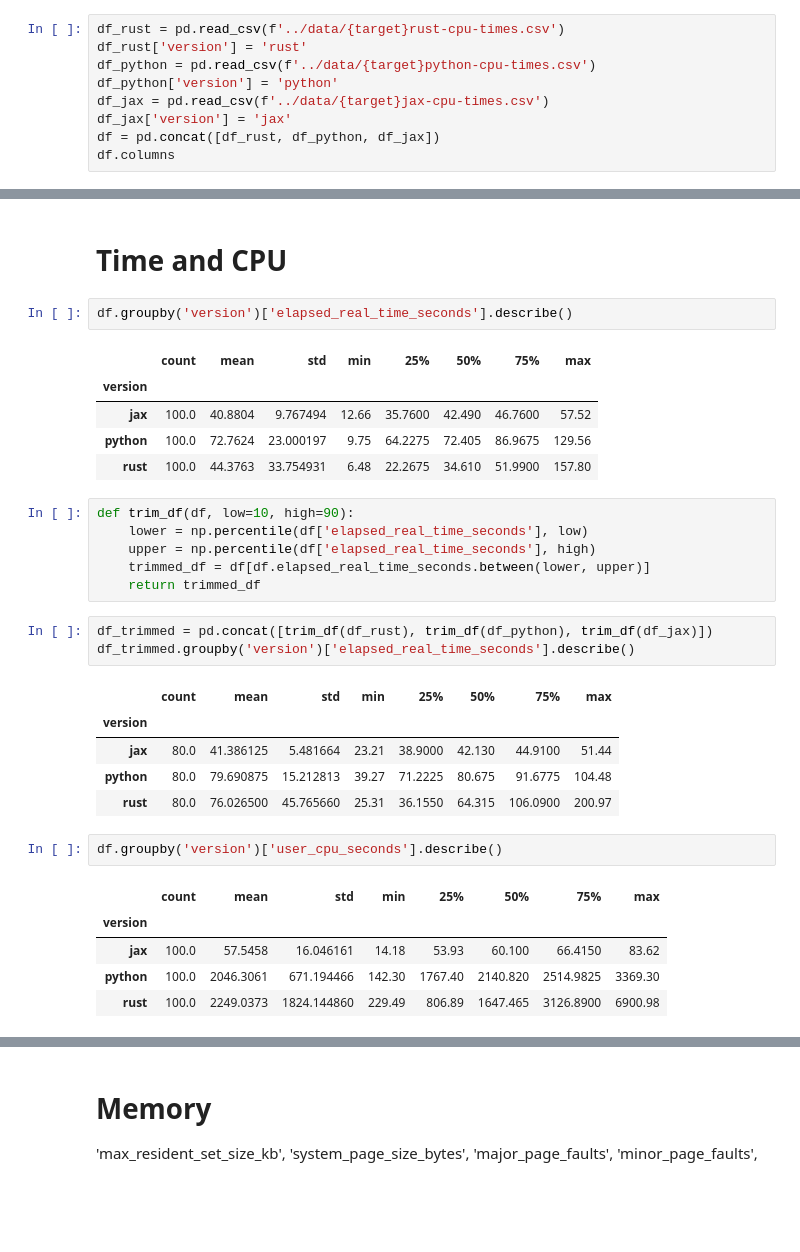
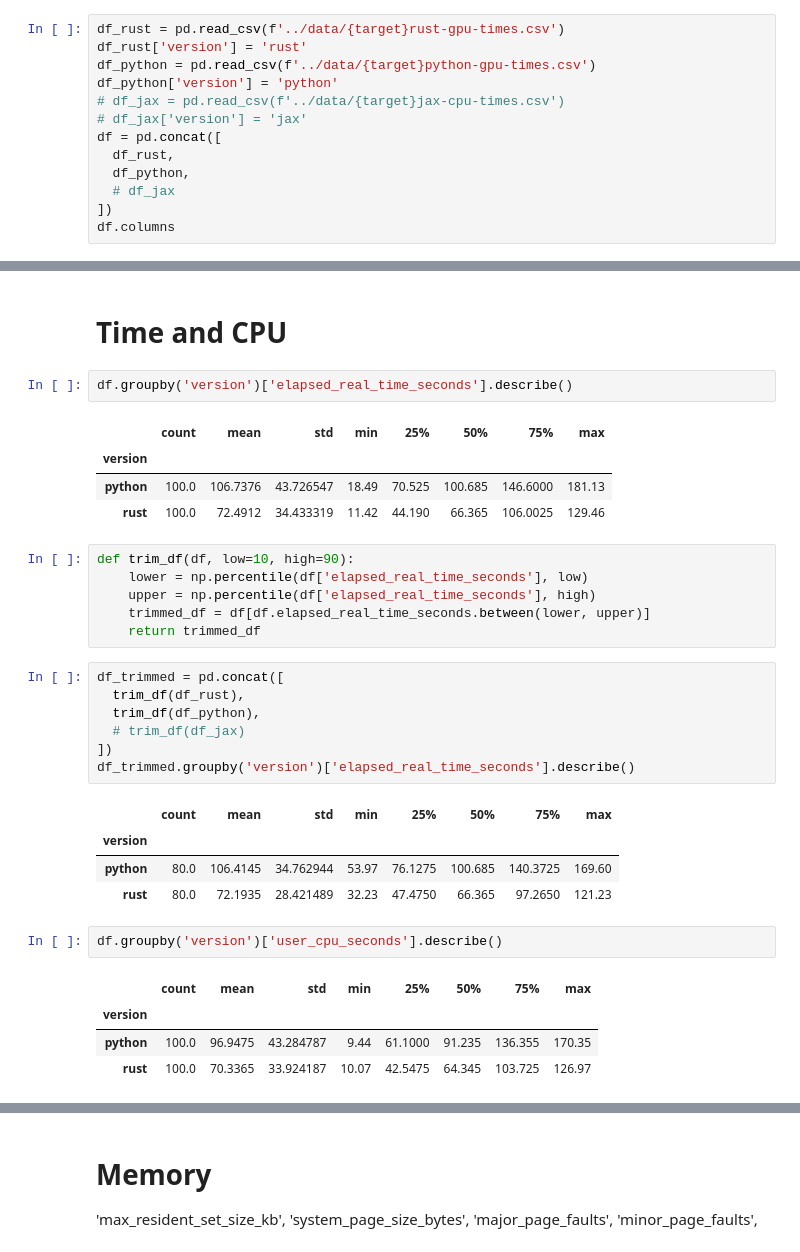
Before and after one commit to JohnVithor/oxilearn-py, a Jupyter notebook: scripts/metrics_analysis_files.ipynb, the cells around one changed output, grey strips where cells are left out. Drawn from its saved outputs; the diff is of its cells as text; blank space fills up the shorter version.

```diff
--- a/scripts/metrics_analysis_files.ipynb
+++ b/scripts/metrics_analysis_files.ipynb
@@ -5,11 +5,15 @@ target='best-params/'
 # %%
-df_rust = pd.read_csv(f'../data/{target}rust-cpu-times.csv')
+df_rust = pd.read_csv(f'../data/{target}rust-gpu-times.csv')
 df_rust['version'] = 'rust'
-df_python = pd.read_csv(f'../data/{target}python-cpu-times.csv')
+df_python = pd.read_csv(f'../data/{target}python-gpu-times.csv')
 df_python['version'] = 'python'
-df_jax = pd.read_csv(f'../data/{target}jax-cpu-times.csv')
-df_jax['version'] = 'jax'
-df = pd.concat([df_rust, df_python, df_jax])
+# df_jax = pd.read_csv(f'../data/{target}jax-cpu-times.csv')
+# df_jax['version'] = 'jax'
+df = pd.concat([
+  df_rust,
+  df_python,
+  # df_jax
+])
 df.columns
 # %% [output]
 Index(['elapsed_real_time_seconds', 'kernel_cpu_seconds', 'user_cpu_seconds',
@@ -26,9 +30,8 @@ df.groupby('version')['elapsed_real_time_seconds'].describe()
 # %% [output]
 |  | count | mean | std | min | 25% | 50% | 75% | max |
 | version |  |  |  |  |  |  |  |  |
-| jax | 100.0 | 40.8804 | 9.767494 | 12.66 | 35.7600 | 42.490 | 46.7600 | 57.52 |
-| python | 100.0 | 72.7624 | 23.000197 | 9.75 | 64.2275 | 72.405 | 86.9675 | 129.56 |
-| rust | 100.0 | 44.3763 | 33.754931 | 6.48 | 22.2675 | 34.610 | 51.9900 | 157.80 |
+| python | 100.0 | 106.7376 | 43.726547 | 18.49 | 70.525 | 100.685 | 146.6000 | 181.13 |
+| rust | 100.0 | 72.4912 | 34.433319 | 11.42 | 44.190 | 66.365 | 106.0025 | 129.46 |
 # %%
 def trim_df(df, low=10, high=90):
     lower = np.percentile(df['elapsed_real_time_seconds'], low)
@@ -36,22 +39,24 @@ def trim_df(df, low=10, high=90):
     trimmed_df = df[df.elapsed_real_time_seconds.between(lower, upper)]
     return trimmed_df
 # %%
-df_trimmed = pd.concat([trim_df(df_rust), trim_df(df_python), trim_df(df_jax)])
+df_trimmed = pd.concat([
+  trim_df(df_rust),
+  trim_df(df_python),
+  # trim_df(df_jax)
+])
 df_trimmed.groupby('version')['elapsed_real_time_seconds'].describe()
 # %% [output]
 |  | count | mean | std | min | 25% | 50% | 75% | max |
 | version |  |  |  |  |  |  |  |  |
-| jax | 80.0 | 41.386125 | 5.481664 | 23.21 | 38.9000 | 42.130 | 44.9100 | 51.44 |
-| python | 80.0 | 79.690875 | 15.212813 | 39.27 | 71.2225 | 80.675 | 91.6775 | 104.48 |
-| rust | 80.0 | 76.026500 | 45.765660 | 25.31 | 36.1550 | 64.315 | 106.0900 | 200.97 |
+| python | 80.0 | 106.4145 | 34.762944 | 53.97 | 76.1275 | 100.685 | 140.3725 | 169.60 |
+| rust | 80.0 | 72.1935 | 28.421489 | 32.23 | 47.4750 | 66.365 | 97.2650 | 121.23 |
 # %%
 df.groupby('version')['user_cpu_seconds'].describe()
 # %% [output]
 |  | count | mean | std | min | 25% | 50% | 75% | max |
 | version |  |  |  |  |  |  |  |  |
-| jax | 100.0 | 57.5458 | 16.046161 | 14.18 | 53.93 | 60.100 | 66.4150 | 83.62 |
-| python | 100.0 | 2046.3061 | 671.194466 | 142.30 | 1767.40 | 2140.820 | 2514.9825 | 3369.30 |
-| rust | 100.0 | 2249.0373 | 1824.144860 | 229.49 | 806.89 | 1647.465 | 3126.8900 | 6900.98 |
+| python | 100.0 | 96.9475 | 43.284787 | 9.44 | 61.1000 | 91.235 | 136.355 | 170.35 |
+| rust | 100.0 | 70.3365 | 33.924187 | 10.07 | 42.5475 | 64.345 | 103.725 | 126.97 |
 # %%
 df.groupby('version')['kernel_cpu_seconds'].describe()
 # %% [output]
```
Also changed, not shown: parts of 14 cells of this notebook, 2 other files.
